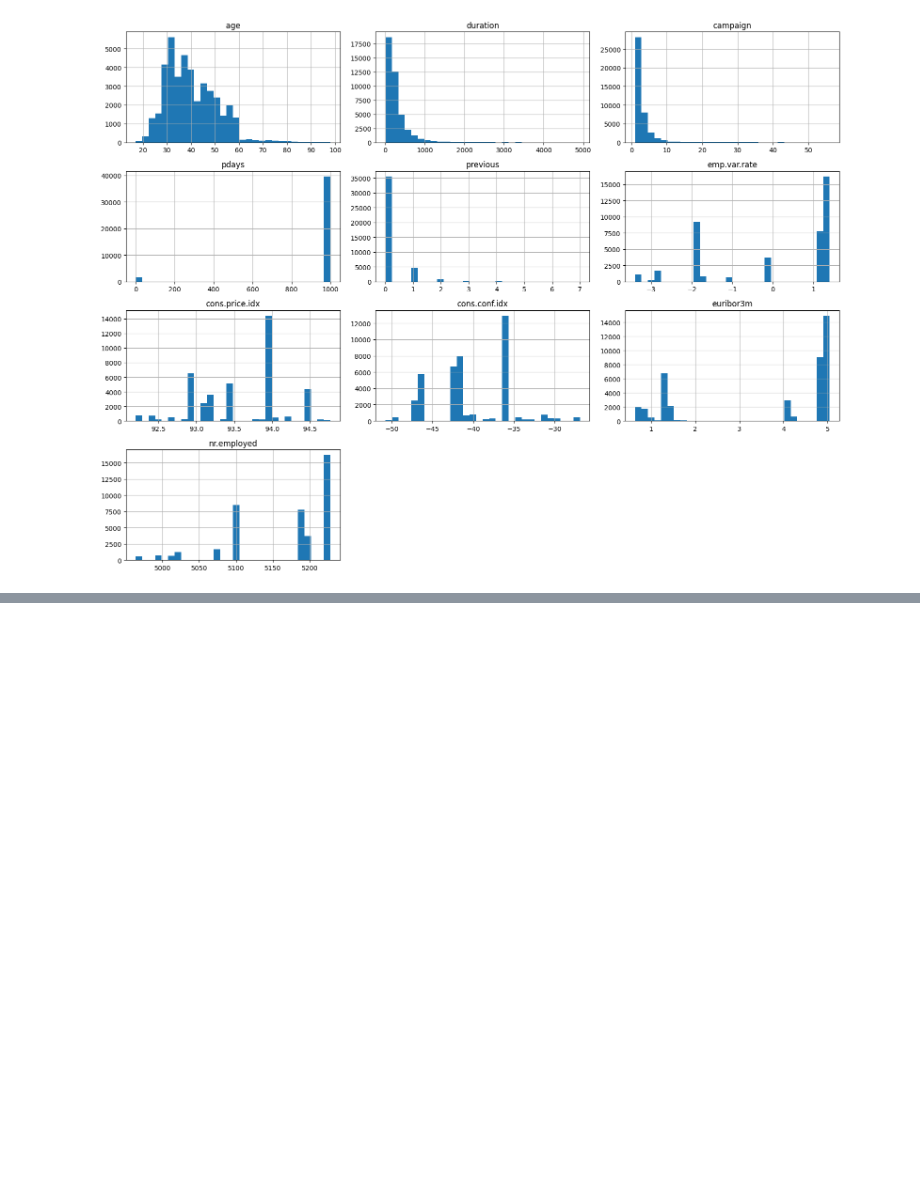
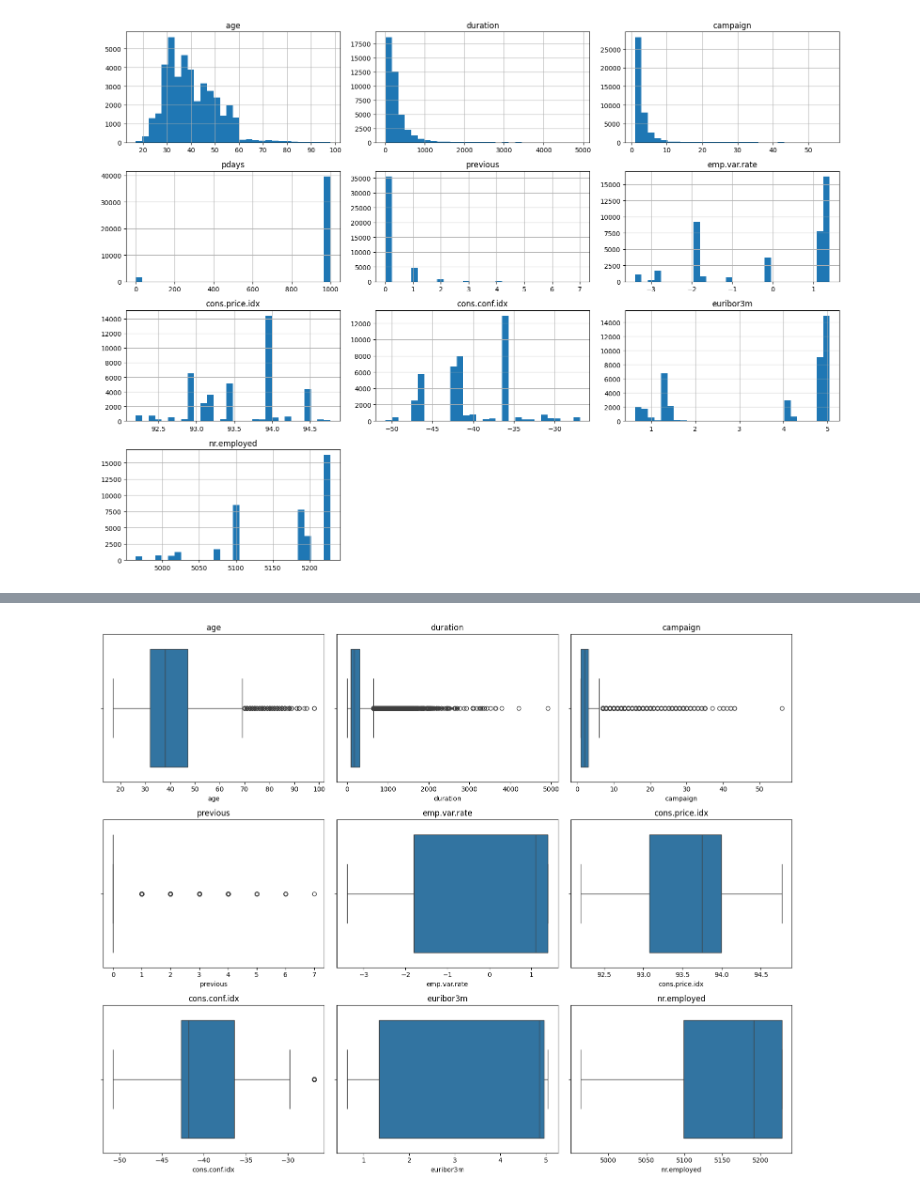
Before and after one commit to Maria-Isadora-Camargo/du_mkt_bancario_CDAN, a Jupyter notebook: du_mkt_bancario.ipynb, the cells around one changed output, grey strips where cells are left out. Saved outputs shown, nothing was run; the diff lists cells and outputs as text; code cells hidden in the pictures; blank space fills up the shorter version.

```diff
--- a/du_mkt_bancario.ipynb
+++ b/du_mkt_bancario.ipynb
@@ -205,0 +277,22 @@ plt.show()
+# %%
+#Outliers:
+variaveis_numericas = df.select_dtypes(include="number").columns
+
+for coluna in variaveis_numericas:
+    q1 = df[coluna].quantile(0.25)
+    q3 = df[coluna].quantile(0.75)
+    iqr = q3 - q1
+
+    limite_inferior = q1 - 1.5 * iqr
+    limite_superior = q3 + 1.5 * iqr
+
+    outliers = (
+        (df[coluna] < limite_inferior) |
+        (df[coluna] > limite_superior)
+    )
+
+    print(
+        coluna,
+        "Outliers:", outliers.sum(),
+        f"({outliers.mean() * 100:.2f}%)"
+    )
@@ -205,0 +310,18 @@ plt.show()
+# %%
+variaveis = [
+    "age", "duration", "campaign",
+    "previous", "emp.var.rate",
+    "cons.price.idx", "cons.conf.idx",
+    "euribor3m", "nr.employed"
+]
+
+fig, axes = plt.subplots(3, 3, figsize=(15, 12))
+
+for coluna, ax in zip(variaveis, axes.flatten()):
+    sns.boxplot(x=df[coluna], ax=ax)
+    ax.set_title(coluna)
+
+plt.tight_layout()
+plt.show()
+# %% [output]
+[figure, added]
```
Also changed, not shown: parts of 6 cells of this notebook.
